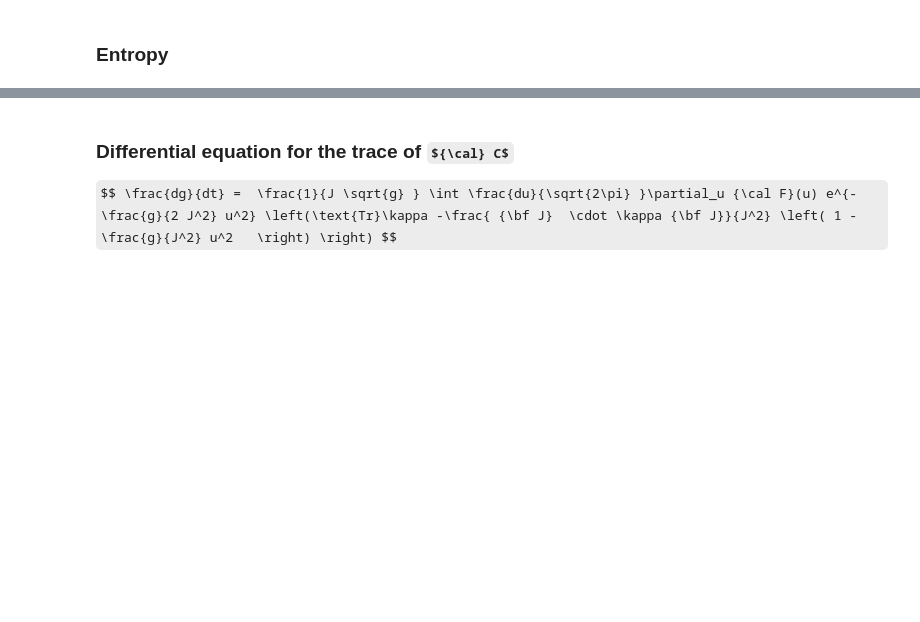
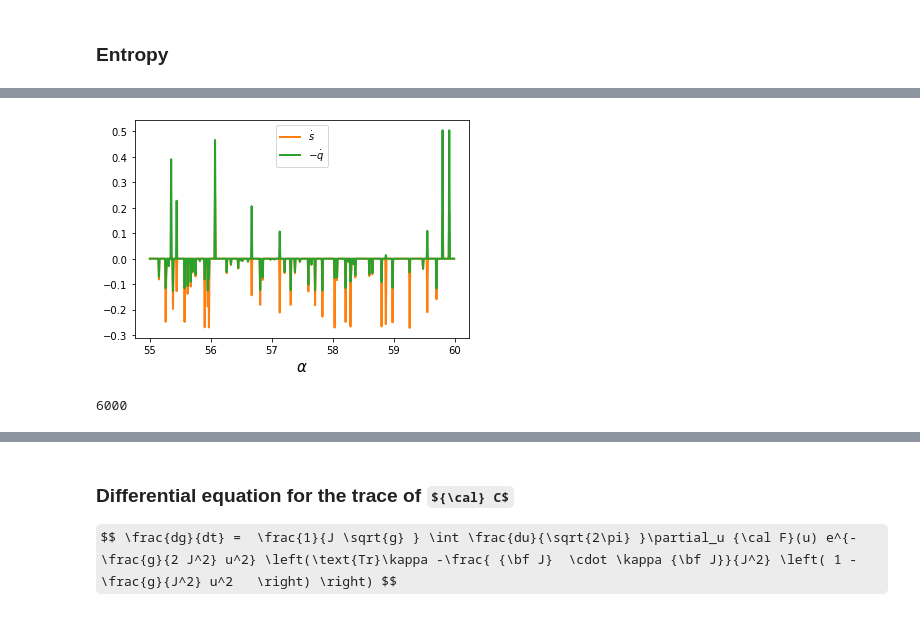
Before and after one commit to rodsveiga/maxent, a Jupyter notebook: exp.ipynb, the cells around one changed output, grey strips where cells are left out. Cells and saved outputs as stored; diff of their text form; code cells hidden in the pictures; some formulas as TeX source; blank space fills up the shorter version.

```diff
--- a/exp.ipynb
+++ b/exp.ipynb
@@ -223,3 +270,16 @@ plt.show()
+# %%
+plt.plot(alpha[5500:6000], S_[5500:6000], linewidth= 2, color= 'C1', label= r'$\dot s$')
+plt.plot(alpha[5500:6000], -q_[5500:6000], linewidth= 2, color= 'C2', label= r'$-\dot q$')
+plt.xlabel(r'$\alpha$', fontsize= 15)
+#plt.ylabel(r'$\dot s$', fontsize= 15)
+plt.legend()
+plt.show()
+# %% [output]
+[figure, added]
+# %%
+len(alpha)
+# %% [output]
+6000
 # %%
 plt.plot(alpha[:100], q_[:100], linewidth= 2, color= 'C2')
 plt.xlabel(r'$\alpha$', fontsize= 15)
```
Also changed, not shown: parts of 9 cells of this notebook.
